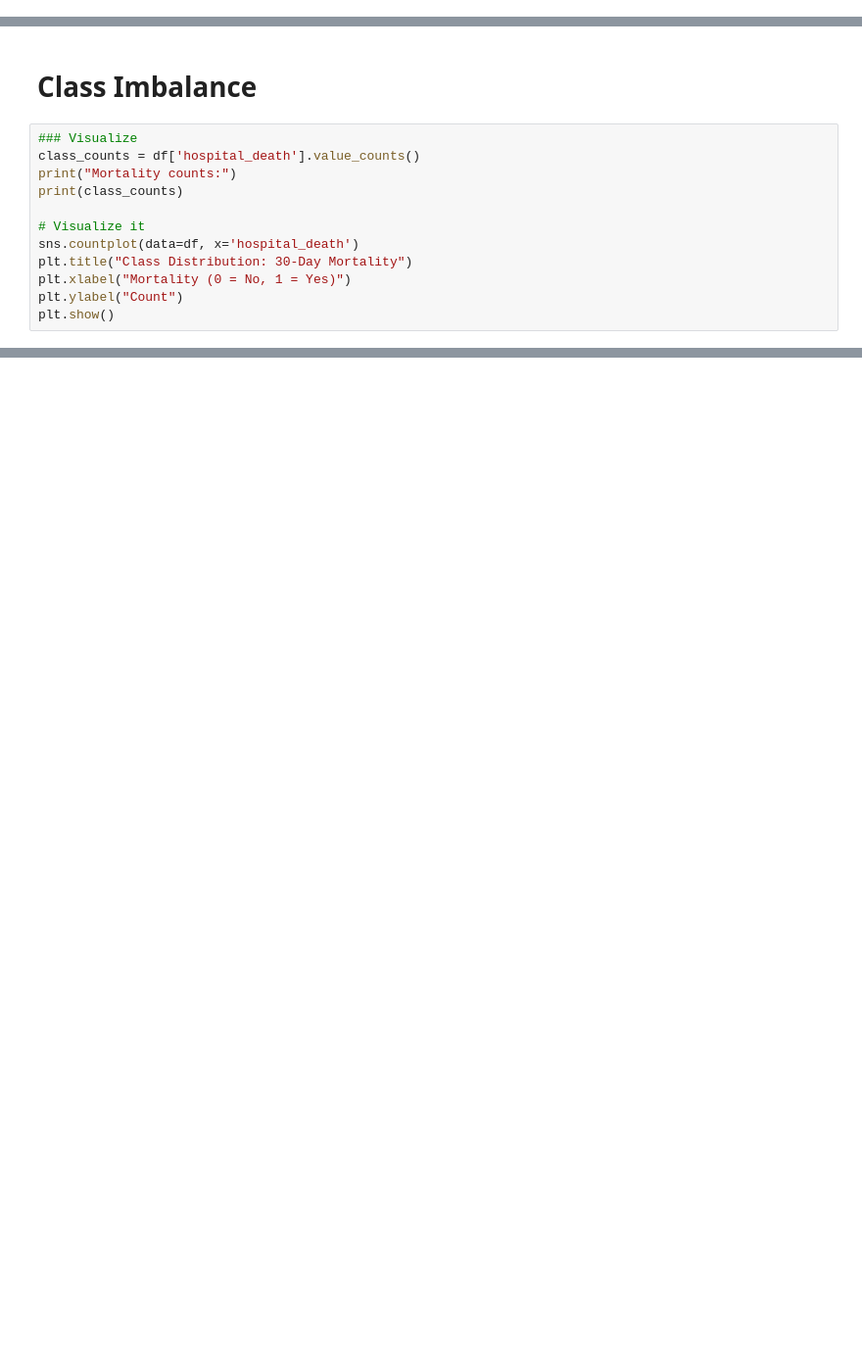
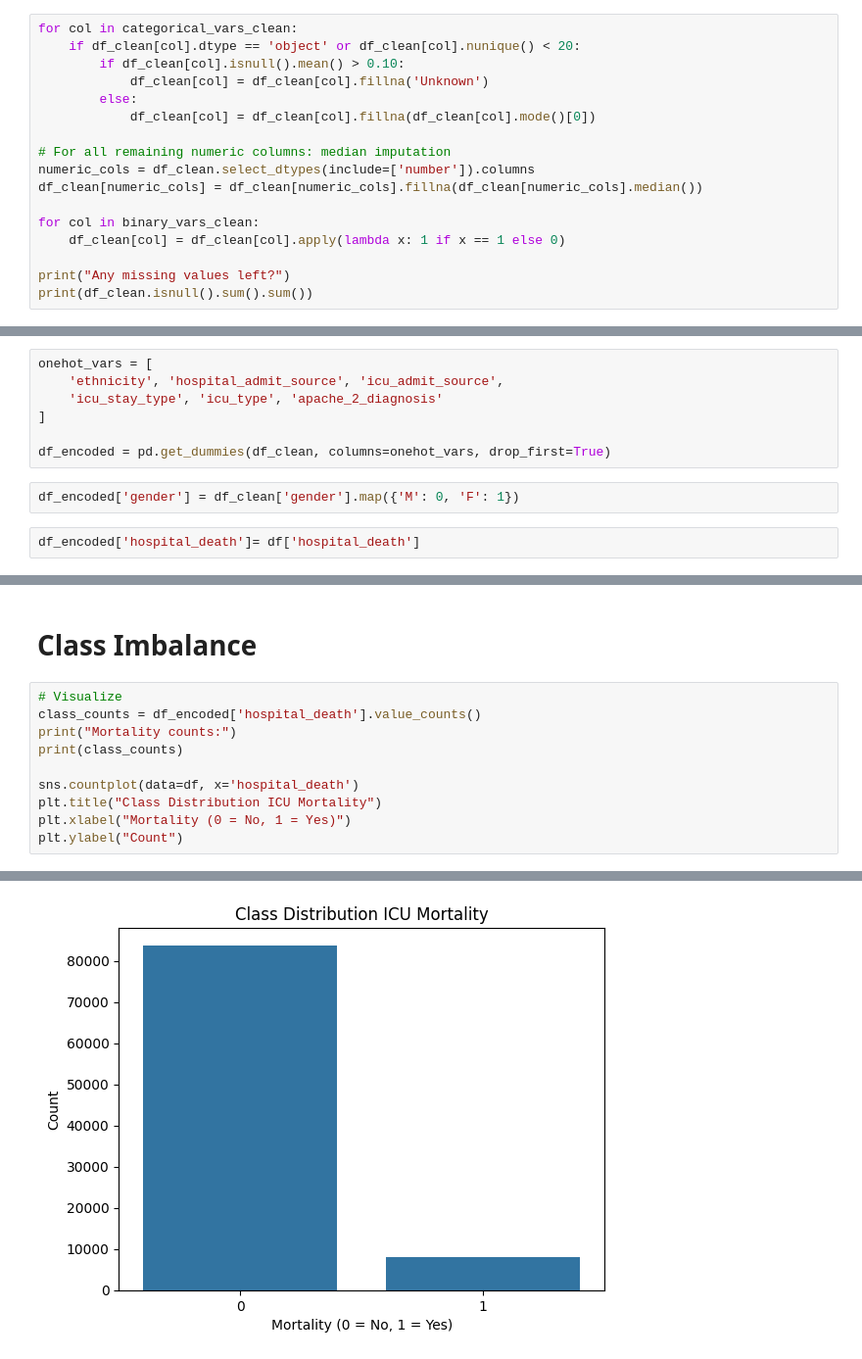
Before and after one commit to AlyssaMiaTaliotis/icu-dp, a Jupyter notebook: notebooks/data_cleaning.ipynb, the cells around one changed output, grey strips where cells are left out. Shown at 98% size. Cells and saved outputs as stored; diff of their text form; blank space fills up the shorter version.

```diff
--- a/notebooks/data_cleaning.ipynb
+++ b/notebooks/data_cleaning.ipynb
@@ -105,0 +405,17 @@ plt.show()
+# %%
+for col in categorical_vars_clean:
+    if df_clean[col].dtype == 'object' or df_clean[col].nunique() < 20:
+        if df_clean[col].isnull().mean() > 0.10:
+            df_clean[col] = df_clean[col].fillna('Unknown')
+        else:
+            df_clean[col] = df_clean[col].fillna(df_clean[col].mode()[0])
+
+# For all remaining numeric columns: median imputation
+numeric_cols = df_clean.select_dtypes(include=['number']).columns
+df_clean[numeric_cols] = df_clean[numeric_cols].fillna(df_clean[numeric_cols].median())
+
+for col in binary_vars_clean:
+    df_clean[col] = df_clean[col].apply(lambda x: 1 if x == 1 else 0)
+
+print("Any missing values left?")
+print(df_clean.isnull().sum().sum())
@@ -105,0 +427,11 @@ plt.show()
+# %%
+onehot_vars = [
+    'ethnicity', 'hospital_admit_source', 'icu_admit_source',
+    'icu_stay_type', 'icu_type', 'apache_2_diagnosis'
+]
+
+df_encoded = pd.get_dummies(df_clean, columns=onehot_vars, drop_first=True)
+# %%
+df_encoded['gender'] = df_clean['gender'].map({'M': 0, 'F': 1})
+# %%
+df_encoded['hospital_death']= df['hospital_death']
@@ -106,14 +448,13 @@ plt.show()
 # %% [markdown]
 # Class Imbalance
 # %%
-### Visualize
-class_counts = df['hospital_death'].value_counts()
+# Visualize
+class_counts = df_encoded['hospital_death'].value_counts()
 print("Mortality counts:")
 print(class_counts)
 
-# Visualize it
 sns.countplot(data=df, x='hospital_death')
-plt.title("Class Distribution: 30-Day Mortality")
+plt.title("Class Distribution ICU Mortality")
 plt.xlabel("Mortality (0 = No, 1 = Yes)")
 plt.ylabel("Count")
-plt.show()
+# %% [output]
@@ -119,0 +467 @@ plt.show()
+[figure, added]
```
Also changed, not shown: parts of 31 cells of this notebook, 2 other files.
